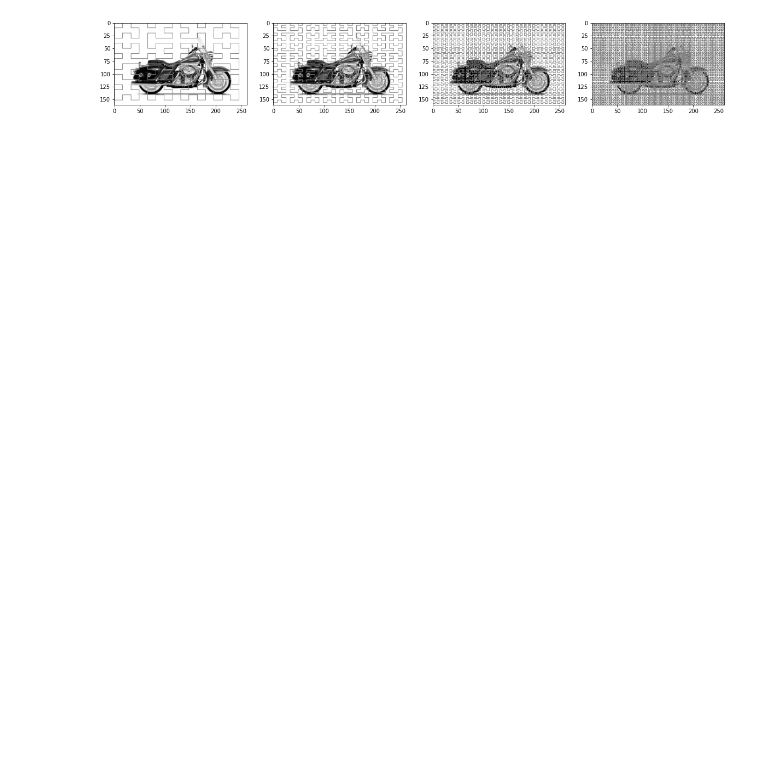
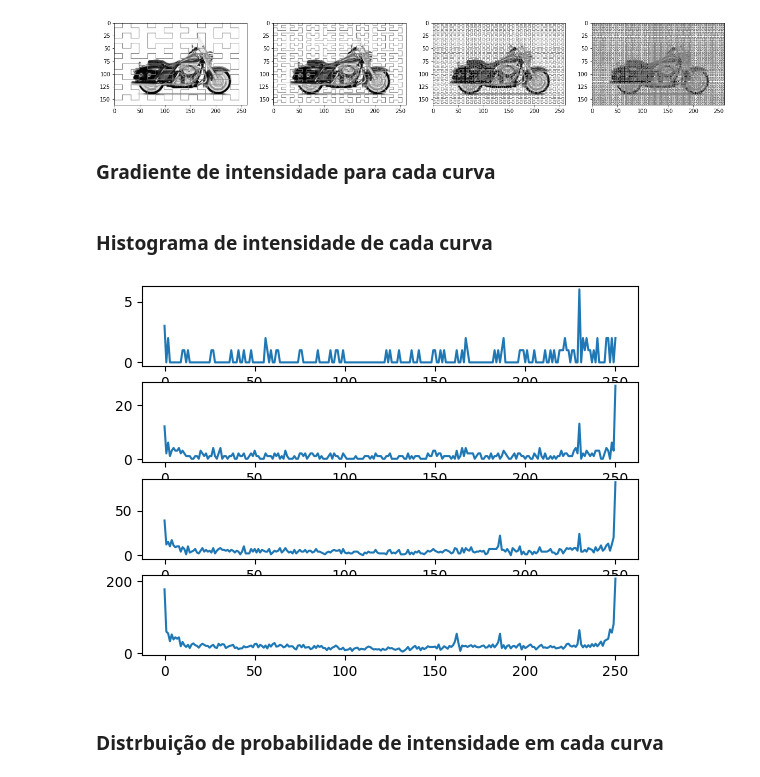
Before and after one commit to mariliafernandez/hilbert-curves-descriptor, a Jupyter notebook: src/tests.ipynb, the cells around one changed output. Saved outputs shown, nothing was run; the diff lists cells and outputs as text; code cells hidden in the pictures; blank space fills up the shorter version.

```diff
--- a/src/tests.ipynb
+++ b/src/tests.ipynb
@@ -24,6 +39,7 @@ np.asarray(img)
 kp = [10,10]
 # %%
 curves = []
+masked_curves = []
 images = []
 n = 2
 
@@ -35,7 +51,10 @@ while n <= min(img.size):
 
     if kp in curve_coordinates:
         curve_pixels = pixel_values(img, curve_coordinates)
-        curves.append(curve_pixels)
+        curve_array = np.asarray(curve_pixels)
+
+        masked_curves.append(ma.masked_greater(curve_array, 250))
+        curves.append(curve_array)
         images.append(draw)
 
     n *= 2
@@ -49,15 +68,5 @@ for i in range(len(images)):
 plt.show()
 # %% [output]
 [figure]
-# %%
-# Diferença de intensidade
-intensity_diff = []
-
-for curve in curves:
-
-    intensity_diff_curve = []
-
-    for i in range(len(curve)-1):
-        intensity_diff_curve.append( abs(int(curve[i+1]) - int(curve[i])) )
-
-    intensity_diff.append(intensity_diff_curve)
+# %% [markdown]
+### Gradiente de intensidade para cada curva
@@ -63,0 +75,33 @@ for curve in curves:
+# %% [markdown]
+### Histograma de intensidade de cada curva
+# %%
+histograms = []
+
+for curve in curves:
+    h = np.zeros(256)
+
+    for i in range(256):
+        h[i] = int(np.count_nonzero(np.asarray(curve)==i))
+
+    histograms.append(h)
+
+masked_histograms = []
+for curve in masked_curves:
+    max_val = np.max(curve)
+    h = np.zeros(max_val+1)
+
+    for i in range(max_val+1):
+        h[i] = int(np.count_nonzero(np.asarray(curve)==i))
+
+    masked_histograms.append(h)
+# %%
+plt.rcdefaults()
+fig, axis = plt.subplots(len(images))
+
+for i in range(len(masked_histograms)):
+    axis[i].plot(masked_histograms[i])
+plt.show()
+# %% [output]
+[figure, added]
+# %% [markdown]
+### Distrbuição de probabilidade de intensidade em cada curva
```
Also changed, not shown: parts of 35 cells of this notebook, 5 other files.
